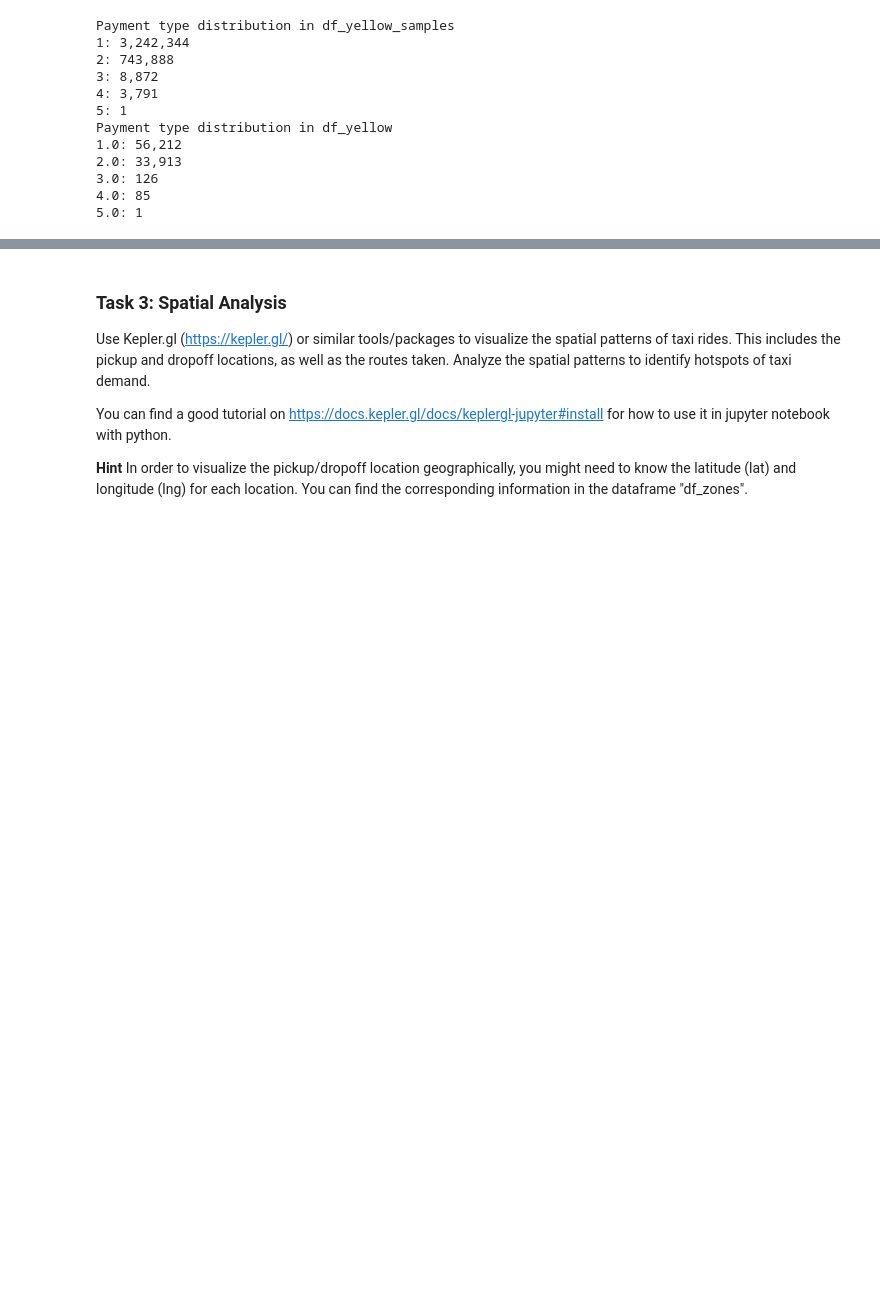
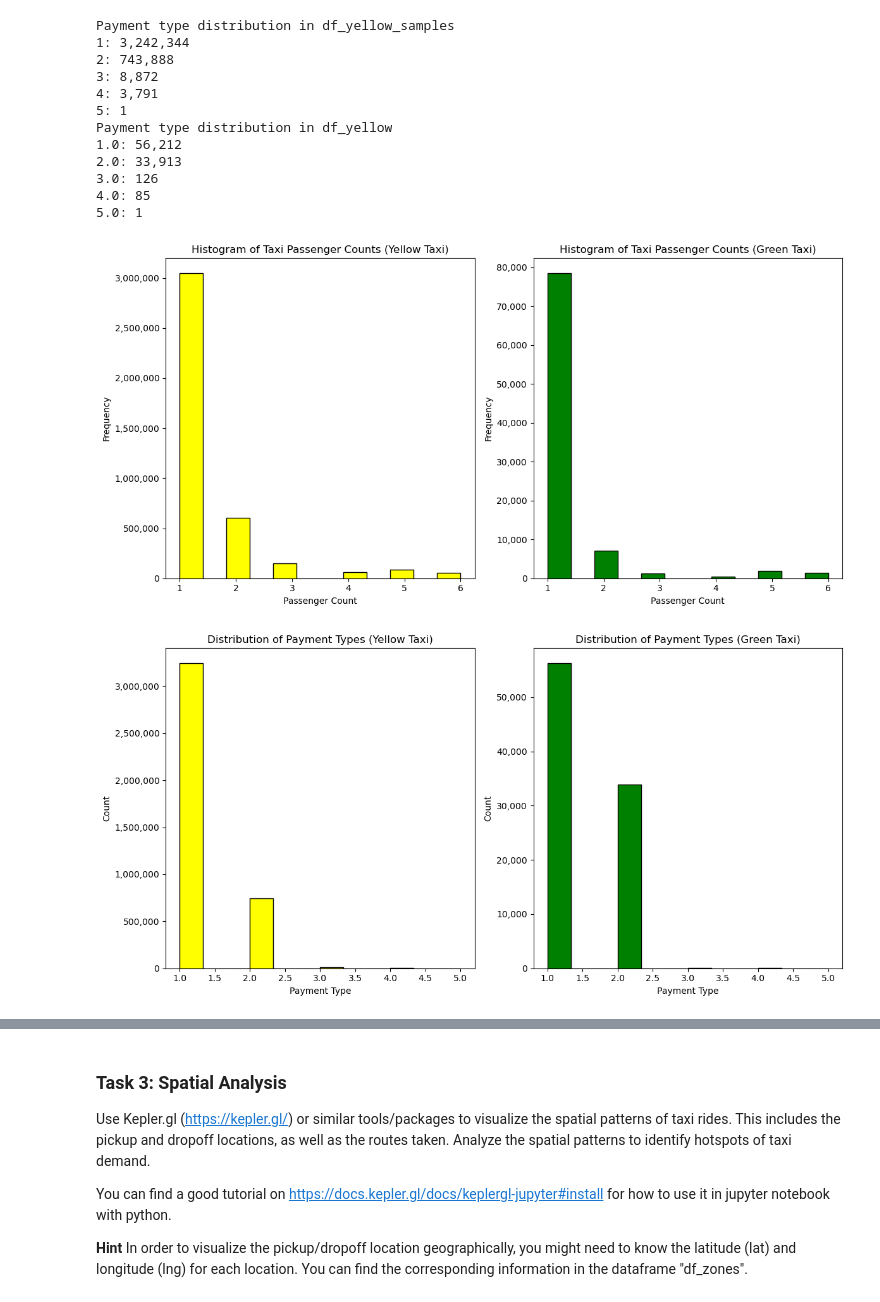
Before and after one commit to fred248h/62444-DVA, a Jupyter notebook: 4.ipynb, the cells around one changed output, grey strips where cells are left out. Drawn from its saved outputs; the diff is of its cells as text; code cells hidden in the pictures; blank space fills up the shorter version.

```diff
--- a/4.ipynb
+++ b/4.ipynb
@@ -519,3 +519,14 @@ Payment type distribution in df_yellow
 3.0: 126
 4.0: 85
 5.0: 1
+# %%
+from src.utils import plot_histogram
+
+# Analyze and plot histogram for df_yellow_sample1 passenger counts and df_green_sample1 passenger counts
+plot_histogram(df_yellow_sample1, df_green_sample1, 'passenger_count', 'Histogram of Taxi Passenger Counts','Passenger Count', 'Frequency', 'yellow', 'green')
+
+# Analyze and plot histogram for df_yellow_samples payment types and df_green_samples payment types
+plot_histogram(df_yellow_samples, df_green_samples, 'payment_type', 'Distribution of Payment Types', 'Payment Type', 'Count', 'yellow', 'green')
+# %% [output]
+[figure, added]
+[figure, added]
```
Also changed, not shown: parts of 1 cell of this notebook, 1 other file.
